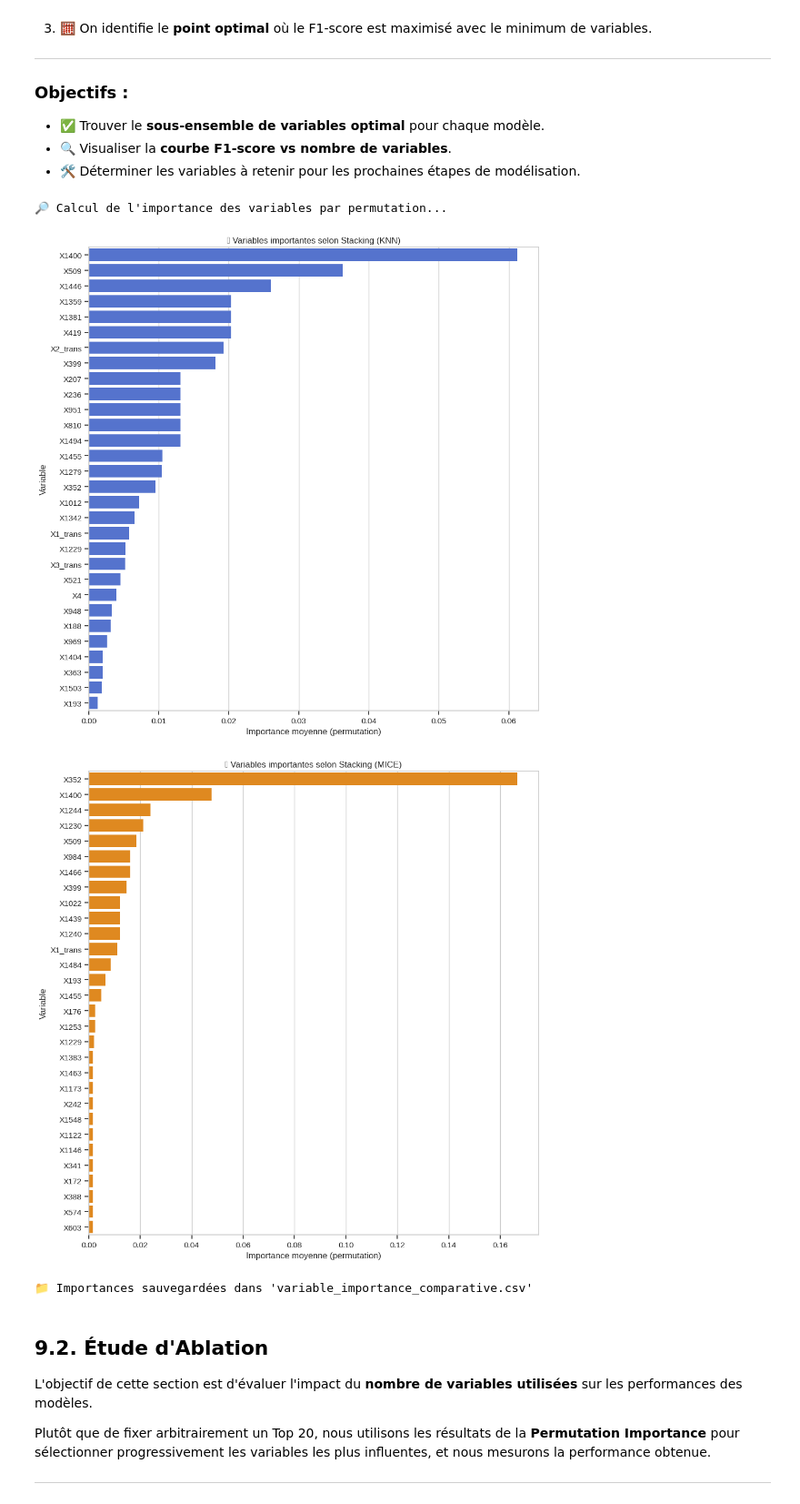
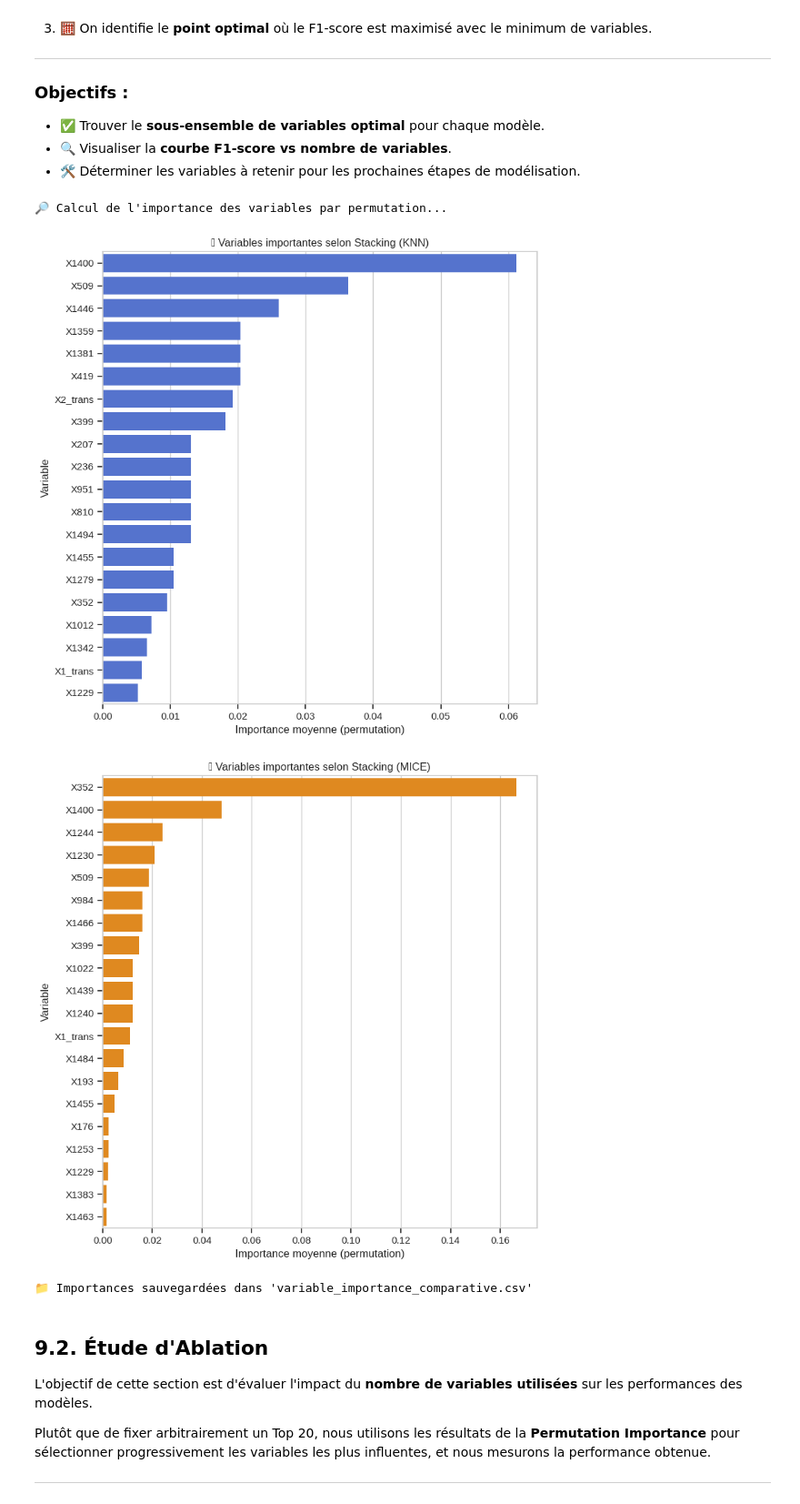
Before and after one commit to Abdoullatuf/projet_sta211_version_modulaire, a Jupyter notebook: notebooks/02_Modelisation_Optimisation_updated.ipynb, the cells around one changed output. Shown at 91% size. Saved outputs shown, nothing was run; the diff lists cells and outputs as text; code cells hidden in the pictures.

```diff
--- a/notebooks/02_Modelisation_Optimisation_updated.ipynb
+++ b/notebooks/02_Modelisation_Optimisation_updated.ipynb
@@ -1333,6 +1344,13 @@ Pour chaque modèle :
 - 🛠️ Déterminer les variables à retenir pour les prochaines étapes de modélisation.
 # %%
 from sklearn.inspection import permutation_importance
+
+
+# Chargement du modèle
+model_mice_path = paths["MODELS_DIR"] / "model_final_mice_stacking_best_model.joblib"
+model_knn_path = paths["MODELS_DIR"] / "model_final_knn_stacking_best_model.joblib"
+best_model_mice = joblib.load(model_mice_path )
+best_model_knn = joblib.load(model_knn_path)
 
 print("🔎 Calcul de l'importance des variables par permutation...")
 
@@ -1365,39 +1383,39 @@ result_stack_knn = permutation_importance(
 importance_knn = pd.DataFrame({
     'Variable': X_train_knn.columns,
     'Importance_KNN': result_stack_knn.importances_mean,
     'Écart-type_KNN': result_stack_knn.importances_std
 }).sort_values(by='Importance_KNN', ascending=False)
 
 # === Fusion des importances ===
 importance_merged = pd.merge(
     importance_knn[['Variable', 'Importance_KNN']],
     importance_mice[['Variable', 'Importance_MICE']],
     on='Variable'
 ).sort_values(['Importance_KNN', 'Importance_MICE'], ascending=False)
 
 # === Visualisation
-plt.figure(figsize=(10, 10))
-sns.barplot(data=importance_merged.head(30), x="Importance_KNN", y="Variable", color='royalblue')
+plt.figure(figsize=(8, 8))
+sns.barplot(data=importance_merged.head(20), x="Importance_KNN", y="Variable", color='royalblue')
 plt.title("📊 Variables importantes selon Stacking (KNN)")
 plt.xlabel("Importance moyenne (permutation)")
 plt.tight_layout()
 plt.show()
 
-plt.figure(figsize=(10, 10))
-sns.barplot(data=importance_merged.sort_values("Importance_MICE", ascending=False).head(30),
+plt.figure(figsize=(8, 8))
+sns.barplot(data=importance_merged.sort_values("Importance_MICE", ascending=False).head(20),
             x="Importance_MICE", y="Variable", color='darkorange')
 plt.title("📊 Variables importantes selon Stacking (MICE)")
 plt.xlabel("Importance moyenne (permutation)")
 plt.tight_layout()
 plt.show()
 
 # === Sauvegarde CSV
 importance_merged.to_csv(paths["MODELS_DIR"] / "variable_importance_comparative.csv", index=False)
 print("📁 Importances sauvegardées dans 'variable_importance_comparative.csv'")
 # %% [output]
 🔎 Calcul de l'importance des variables par permutation...
-[figure, old version]
+[figure, new version]
-[figure, old version]
+[figure, new version]
 📁 Importances sauvegardées dans 'variable_importance_comparative.csv'
 # %% [markdown]
 <a name="92-étude-dablation--f1-score-vs-nombre-de-variables"></a>
```
Also changed, not shown: parts of 12 cells of this notebook, 11 other files.
